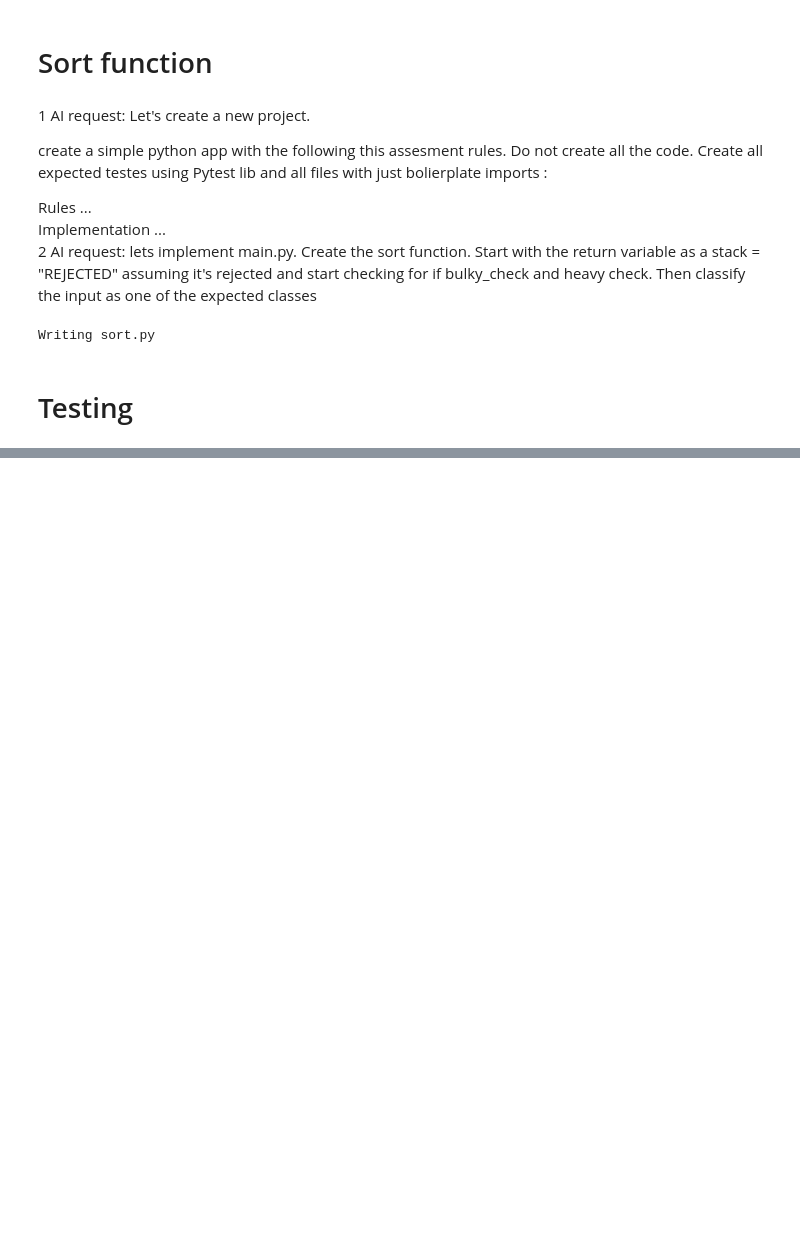
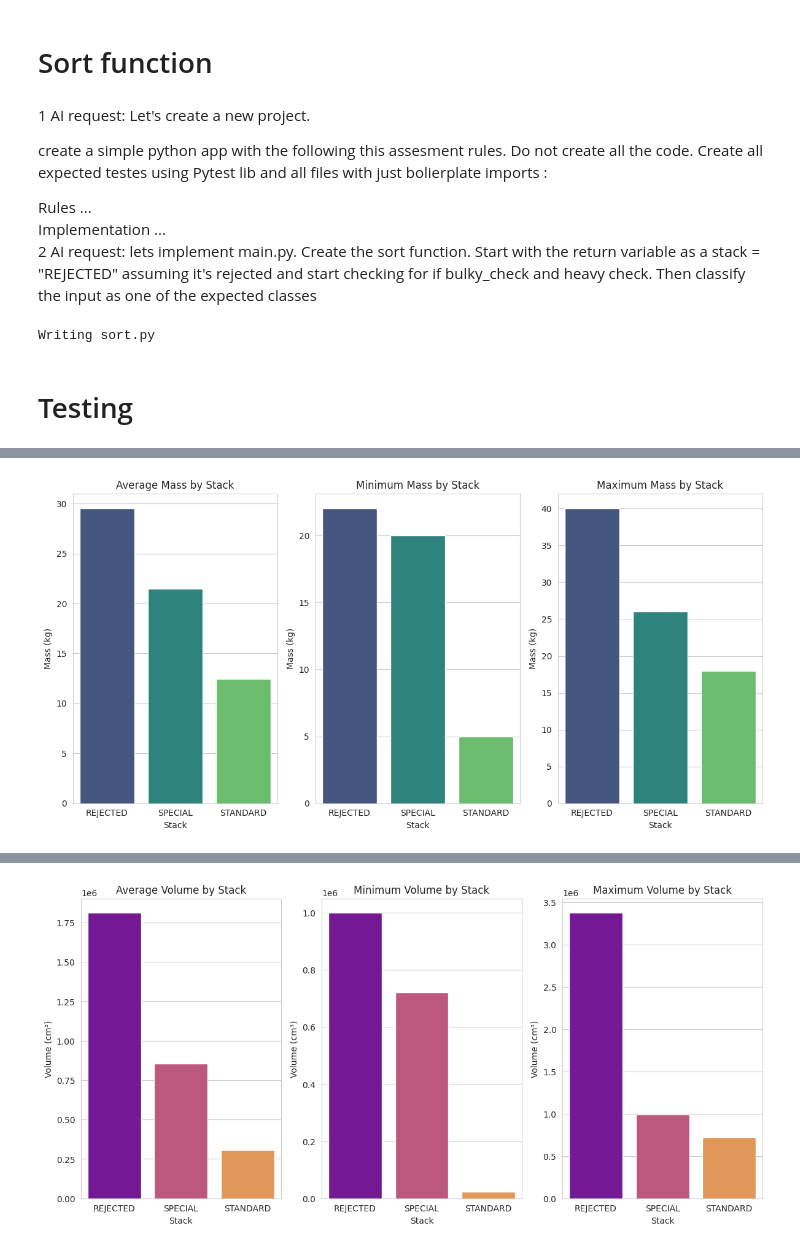
Before and after one commit to IkeSalmonson/sort_package, a Jupyter notebook: sorter_main_py.ipynb, the cells around one changed output, grey strips where cells are left out. Saved outputs shown, nothing was run; the diff lists cells and outputs as text; code cells hidden in the pictures; blank space fills up the shorter version.

```diff
--- a/sorter_main_py.ipynb
+++ b/sorter_main_py.ipynb
@@ -105,0 +372,18 @@ test_sorter.py ...............                                           [100%]
+# %%
+# prompt: create a new statitics datafram evalutaing Average, minimum, and maximum Mass and Volume for each stack. from  df_packages_positive_int_only
+
+# Calculate Volume for each package
+df_packages_positive_int_only['Volume'] = df_packages_positive_int_only['Width'] * df_packages_positive_int_only['Height'] * df_packages_positive_int_only['Length']
+
+# Group by 'Stack' and calculate the required statistics
+stack_statistics = df_packages_positive_int_only.groupby('Stack').agg(
+    Average_Mass=('Mass', 'mean'),
+    Minimum_Mass=('Mass', 'min'),
+    Maximum_Mass=('Mass', 'max'),
+    Average_Volume=('Volume', 'mean'),
+    Minimum_Volume=('Volume', 'min'),
+    Maximum_Volume=('Volume', 'max')
+)
+
+print("\nStatistics by Stack:")
+stack_statistics
@@ -105,0 +404,59 @@ test_sorter.py ...............                                           [100%]
+# %%
+# prompt: using pltomath and seaborn plot the main statiscts form  stack_statistics
+
+!pip install seaborn matplotlib
+
+import matplotlib.pyplot as plt
+import seaborn as sns
+
+# Reset the index to make 'Stack' a column
+stack_statistics_reset = stack_statistics.reset_index()
+
+print("\nStatistics by Stack (reset index):")
+print(stack_statistics_reset)
+
+# Set the style of the plots
+sns.set_style("whitegrid")
+
+# Plotting Mass Statistics by Stack
+plt.figure(figsize=(12, 6))
+
+plt.subplot(1, 3, 1) # 1 row, 3 columns, 1st plot
+sns.barplot(x='Stack', y='Average_Mass', data=stack_statistics_reset, palette='viridis')
+plt.title('Average Mass by Stack')
+plt.ylabel('Mass (kg)')
+
+plt.subplot(1, 3, 2) # 1 row, 3 columns, 2nd plot
+sns.barplot(x='Stack', y='Minimum_Mass', data=stack_statistics_reset, palette='viridis')
+plt.title('Minimum Mass by Stack')
+plt.ylabel('Mass (kg)')
+
+plt.subplot(1, 3, 3) # 1 row, 3 columns, 3rd plot
+sns.barplot(x='Stack', y='Maximum_Mass', data=stack_statistics_reset, palette='viridis')
+plt.title('Maximum Mass by Stack')
+plt.ylabel('Mass (kg)')
+
+plt.tight_layout()
+plt.show()
+
+# Plotting Volume Statistics by Stack
+plt.figure(figsize=(12, 6))
+
+plt.subplot(1, 3, 1) # 1 row, 3 columns, 1st plot
+sns.barplot(x='Stack', y='Average_Volume', data=stack_statistics_reset, palette='plasma')
+plt.title('Average Volume by Stack')
+plt.ylabel('Volume (cm³)')
+
+plt.subplot(1, 3, 2) # 1 row, 3 columns, 2nd plot
+sns.barplot(x='Stack', y='Minimum_Volume', data=stack_statistics_reset, palette='plasma')
+plt.title('Minimum Volume by Stack')
+plt.ylabel('Volume (cm³)')
+
+plt.subplot(1, 3, 3) # 1 row, 3 columns, 3rd plot
+sns.barplot(x='Stack', y='Maximum_Volume', data=stack_statistics_reset, palette='plasma')
+plt.title('Maximum Volume by Stack')
+plt.ylabel('Volume (cm³)')
+
+plt.tight_layout()
+plt.show()
+# %% [output]
@@ -105,0 +491 @@ test_sorter.py ...............                                           [100%]
+[figure, added]
@@ -105,0 +503 @@ test_sorter.py ...............                                           [100%]
+[figure, added]
```
Also changed, not shown: parts of 18 cells of this notebook.
